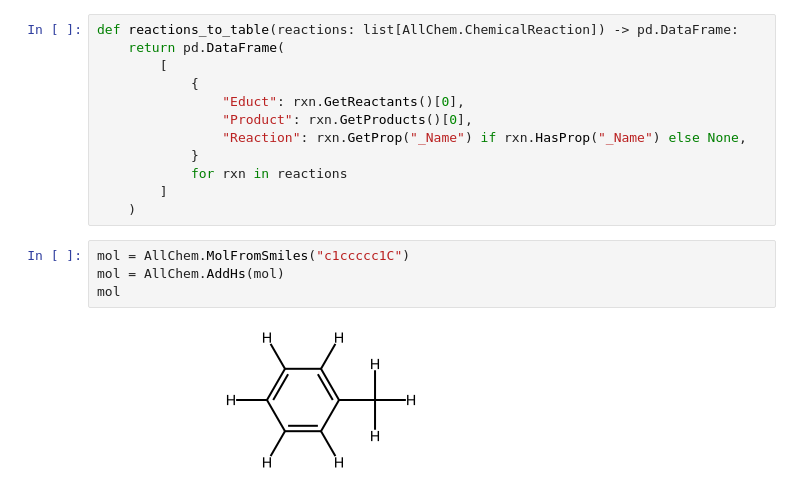
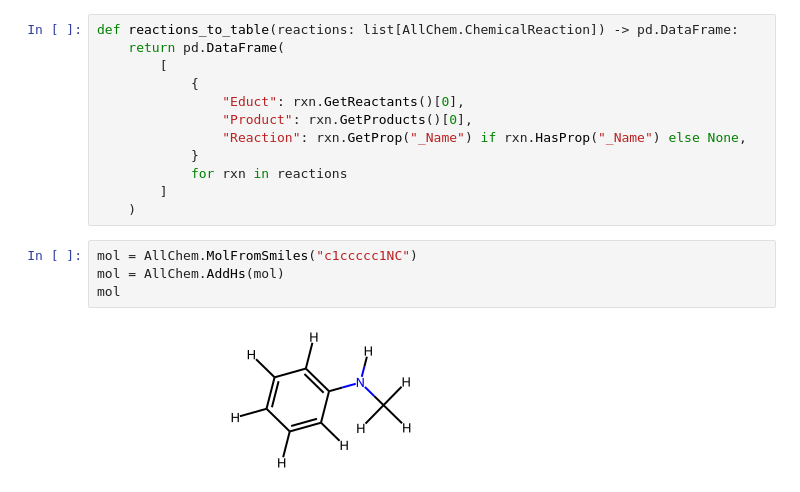
Before and after one commit to molinfo-vienna/GLORYxR, a Jupyter notebook: ApplyRulesExperiment.ipynb, the cells around one changed output. Saved outputs shown, nothing was run; the diff lists cells and outputs as text.

```diff
--- a/ApplyRulesExperiment.ipynb
+++ b/ApplyRulesExperiment.ipynb
@@ -203,11 +212,11 @@ def reactions_to_table(reactions: list[AllChem.ChemicalReaction]) -> pd.DataFram
         ]
     )
 # %%
-mol = AllChem.MolFromSmiles("c1ccccc1C")
+mol = AllChem.MolFromSmiles("c1ccccc1NC")
 mol = AllChem.AddHs(mol)
 mol
 # %% [output]
-[figure, old version]
+[figure, new version]
 # %%
 reactions = list(
     itertools.chain.from_iterable(
```
Also changed, not shown: parts of 7 cells of this notebook.
